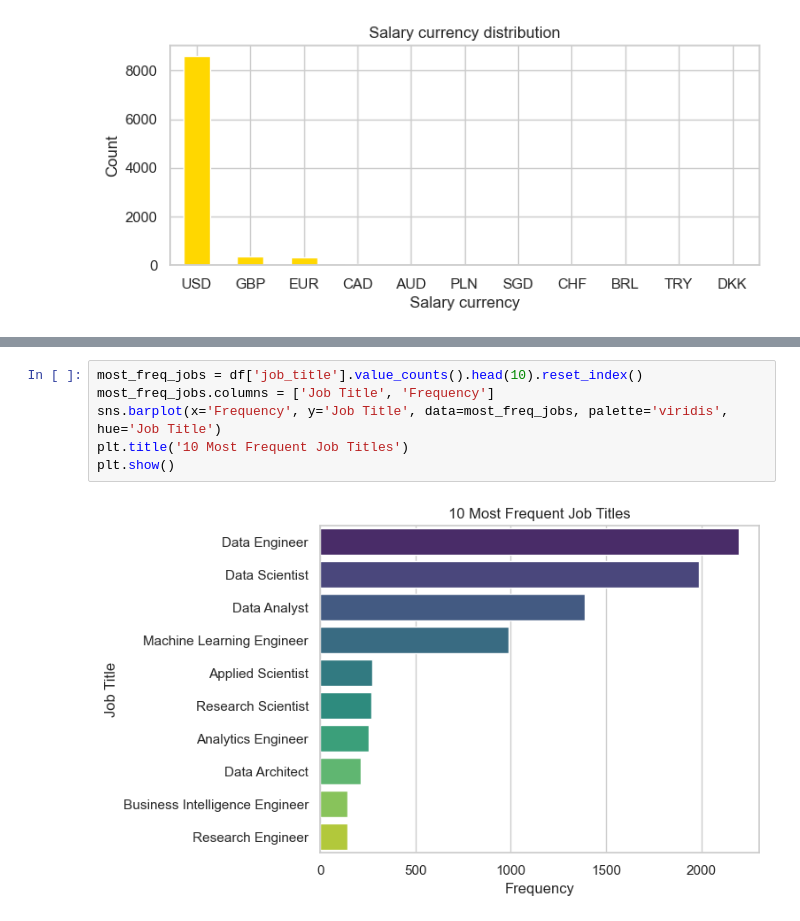
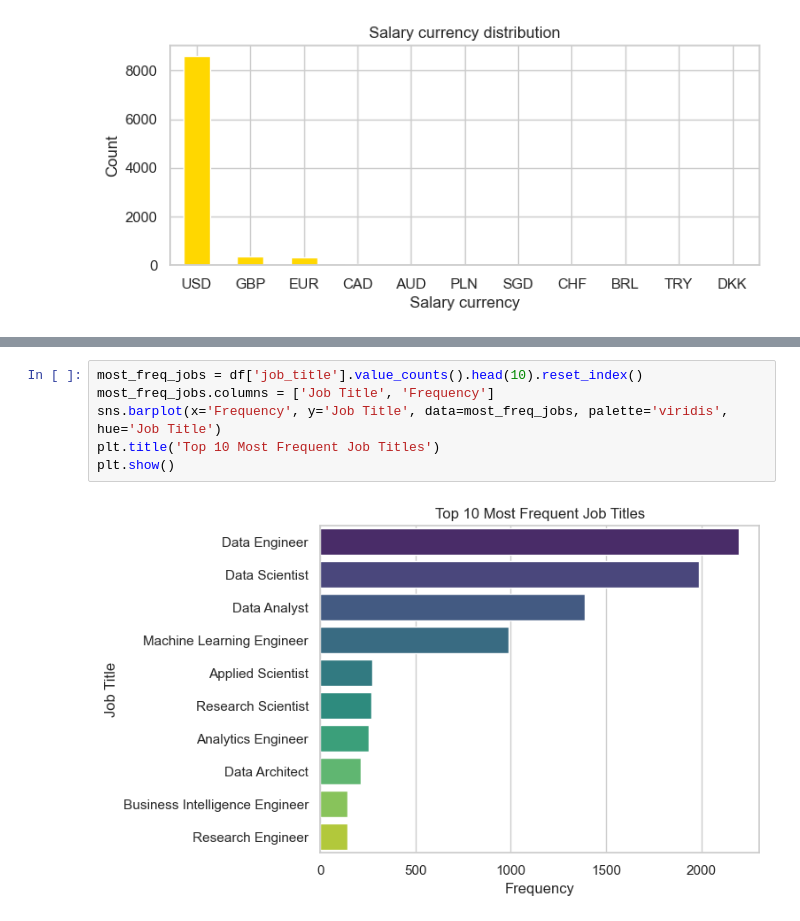
Before and after one commit to DaniloGrujic/data-jobs, a Jupyter notebook: Jobs In Data.ipynb, the cells around one changed output, grey strips where cells are left out. Drawn from its saved outputs; the diff is of its cells as text.

```diff
--- a/Jobs In Data.ipynb
+++ b/Jobs In Data.ipynb
@@ -200,8 +203,8 @@ plt.show()
 # %%
 most_freq_jobs = df['job_title'].value_counts().head(10).reset_index()
 most_freq_jobs.columns = ['Job Title', 'Frequency']
 sns.barplot(x='Frequency', y='Job Title', data=most_freq_jobs, palette='viridis', hue='Job Title')
-plt.title('10 Most Frequent Job Titles')
+plt.title('Top 10 Most Frequent Job Titles')
 plt.show()
 # %% [output]
-[figure, old version]
+[figure, new version]
```
Also changed, not shown: parts of 7 cells of this notebook.
